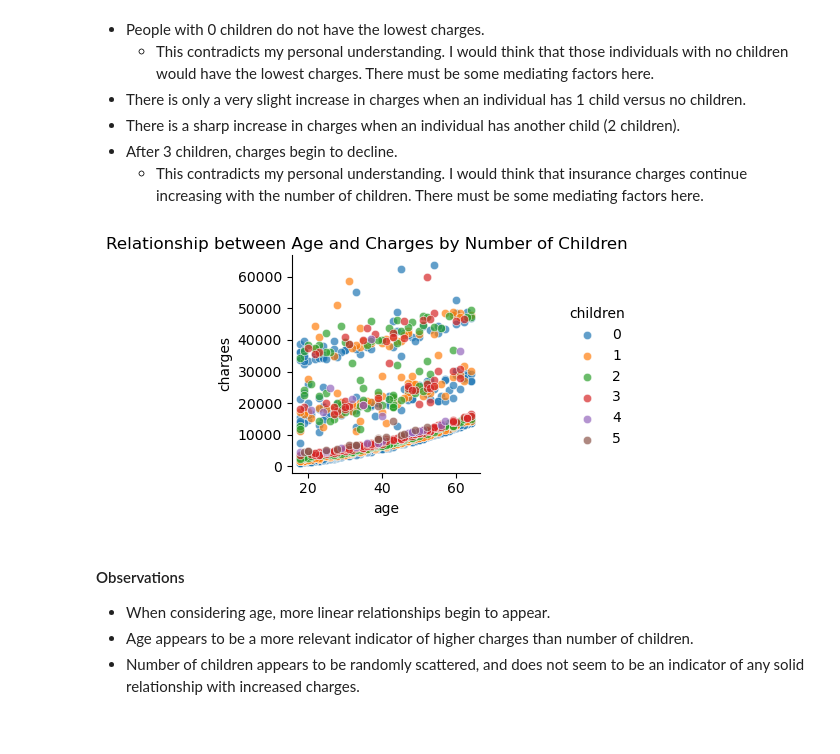
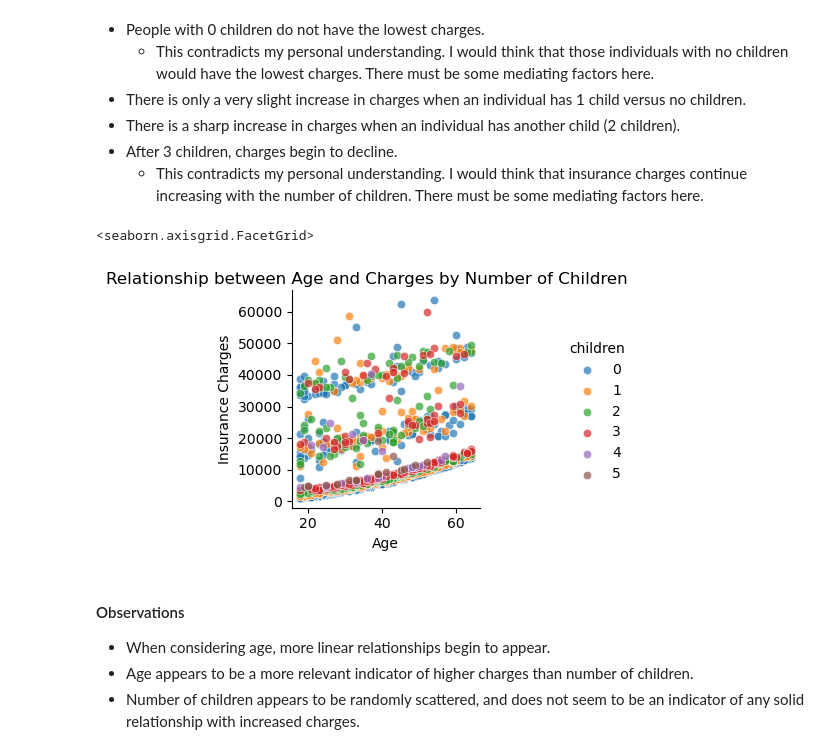
Before and after one commit to ubco-W2022T2-data301/project-group-group25, a Jupyter notebook: analysis/analysis3.ipynb, the cells around one changed output. Drawn from its saved outputs; the diff is of its cells as text; code cells hidden in the pictures.

Commit message:
Fixed graph labels in analysis3 notebook based on TA feedback

```diff
--- a/analysis/analysis3.ipynb
+++ b/analysis/analysis3.ipynb
@@ -72,11 +72,14 @@ Text(0, 0.5, 'Insurance Charges')
 # %%
 fgrid = sns.FacetGrid(data=df, hue="children")
 fgrid.map(sns.scatterplot, "age" ,"charges", alpha=.7)
 fgrid.add_legend()
 fgrid.fig.suptitle("Relationship between Age and Charges by Number of Children")
 fgrid.fig.subplots_adjust(top=0.92)
+fgrid.set(xlabel="Age",
+          ylabel="Insurance Charges")
 # %% [output]
+<seaborn.axisgrid.FacetGrid>
-[figure, old version]
+[figure, new version]
 # %% [markdown]
 #### Observations
 - When considering age, more linear relationships begin to appear.
```
Also changed, not shown: parts of 2 cells of this notebook, 1 other file.
